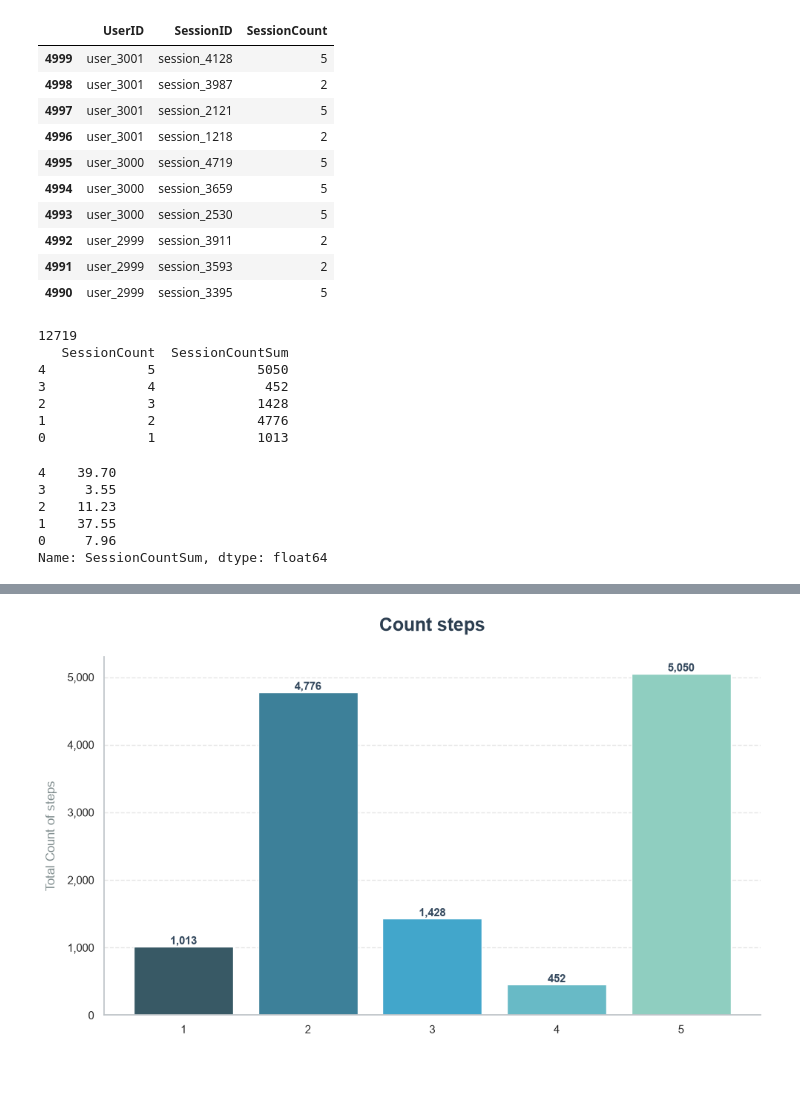
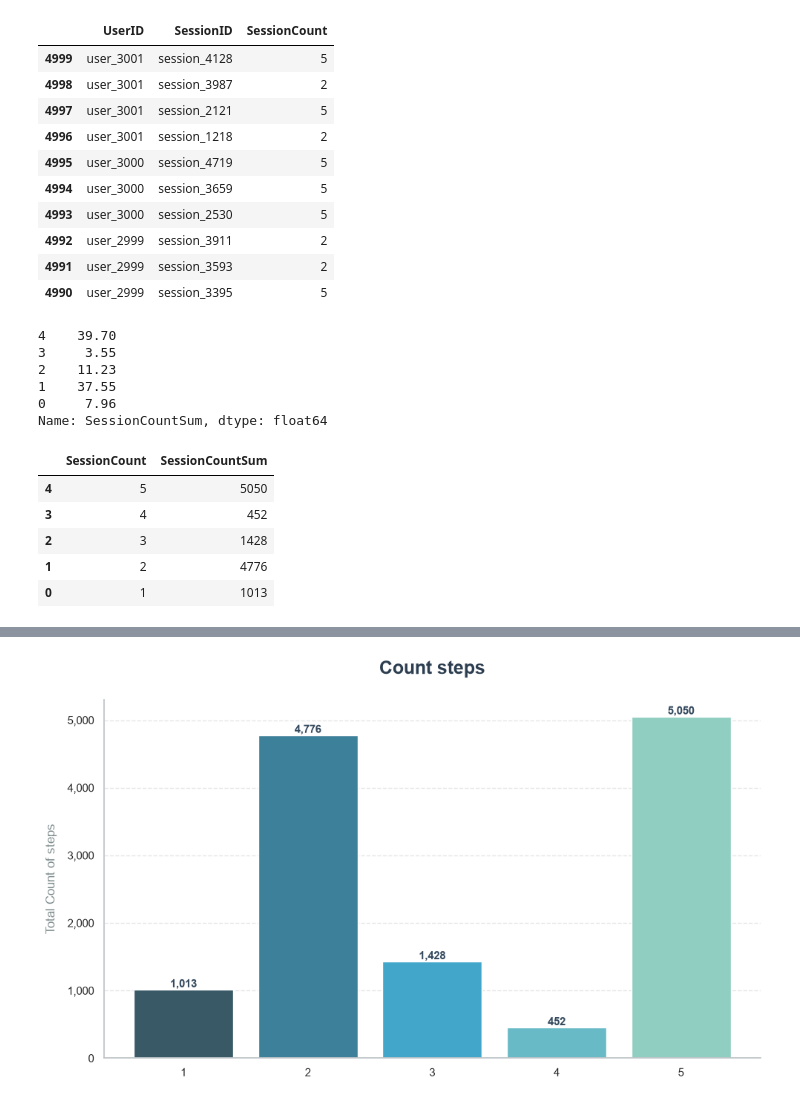
Before and after one commit to RondinellyOliveira/Funnel-Drop, a Jupyter notebook: Funnel_drop_analysis.ipynb, the cells around one changed output, grey strips where cells are left out. Saved outputs shown, nothing was run; the diff lists cells and outputs as text; code cells hidden in the pictures; blank space fills up the shorter version.

```diff
--- a/Funnel_drop_analysis.ipynb
+++ b/Funnel_drop_analysis.ipynb
@@ -180,21 +180,21 @@ dfSessionCount.head(10)
 | 4990 | user_2999 | session_3395 | 5 |
 # %%
 dfcount = dfSessionCount['SessionCount'].sum()
-print(dfcount)
 dfsum = dfSessionCount.groupby(['SessionCount']).agg({'SessionCount': 'sum'}).rename(columns={'SessionCount': 'SessionCountSum'}).reset_index().sort_values(['SessionCount'], ascending=False)
-print(dfsum)
 round(dfsum['SessionCountSum']/dfcount * 100, 2)
 # %% [output]
-12719
-   SessionCount  SessionCountSum
-4             5             5050
-3             4              452
-2             3             1428
-1             2             4776
-0             1             1013
+4    39.70
+3     3.55
+2    11.23
+1    37.55
+0     7.96
+Name: SessionCountSum, dtype: float64
-4    39.70
-3     3.55
-2    11.23
-1    37.55
-0     7.96
-Name: SessionCountSum, dtype: float64
+# %%
+dfsum
+# %% [output]
+|  | SessionCount | SessionCountSum |
+| 4 | 5 | 5050 |
+| 3 | 4 | 452 |
+| 2 | 3 | 1428 |
+| 1 | 2 | 4776 |
+| 0 | 1 | 1013 |
```
Also changed, not shown: parts of 5 cells of this notebook.
